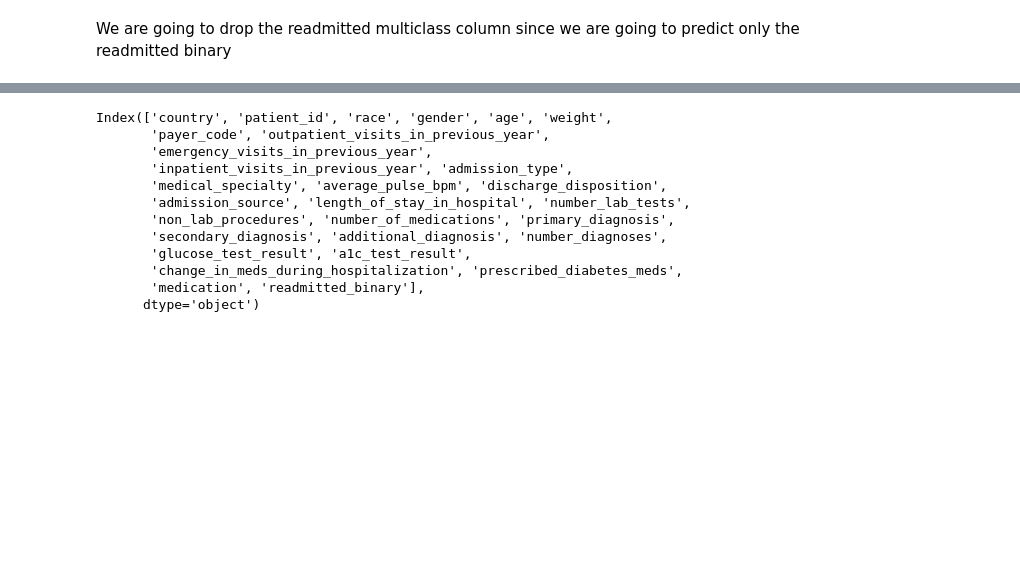
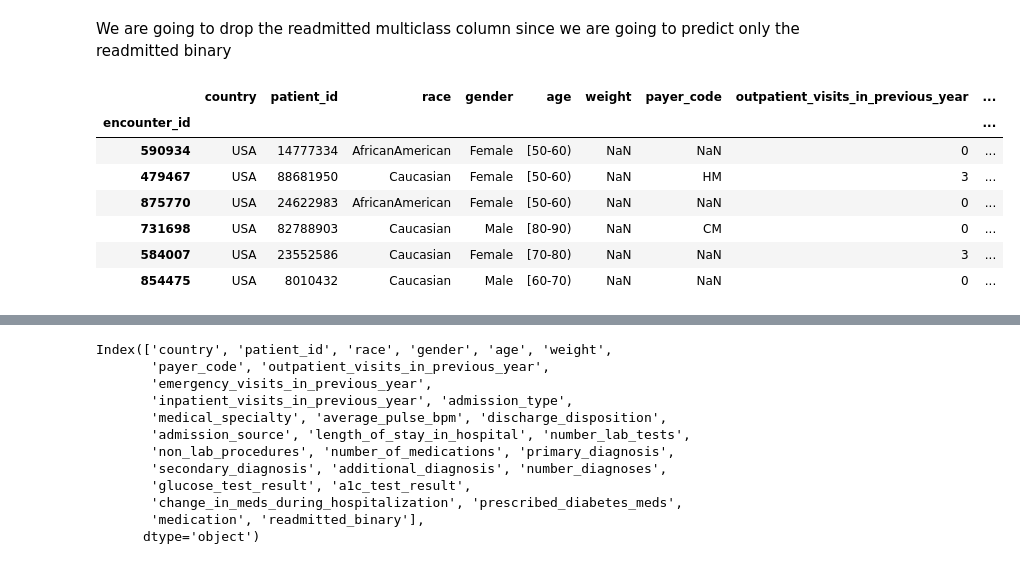
Before and after one commit to Sebastiao199/MLOps, a Jupyter notebook: mlops-full-project/notebooks/Cleaning_Preprocessing.ipynb, the cells around one changed output, grey strips where cells are left out. Drawn from its saved outputs; the diff is of its cells as text; code cells hidden in the pictures; blank space fills up the shorter version.

```diff
--- a/mlops-full-project/notebooks/Cleaning_Preprocessing.ipynb
+++ b/mlops-full-project/notebooks/Cleaning_Preprocessing.ipynb
@@ -35,2 +34,15 @@ hospital_df.head()
 # %% [markdown]
 We are going to drop the readmitted multiclass column since we are going to predict only the readmitted binary
+# %%
+# sow row 2010 until row 2020 in dataframe hospital_df
+pd.set_option('display.max_columns', None)
+hospital_df.iloc[4085:4091]
+# %% [output]
+|  | country | patient_id | race | gender | age | weight | payer_code | outpatient_visits_in_previous_year | ... |
+| encounter_id |  |  |  |  |  |  |  |  | ... |
+| 590934 | USA | 14777334 | AfricanAmerican | Female | [50-60) | NaN | NaN | 0 | ... |
+| 479467 | USA | 88681950 | Caucasian | Female | [50-60) | NaN | HM | 3 | ... |
+| 875770 | USA | 24622983 | AfricanAmerican | Female | [50-60) | NaN | NaN | 0 | ... |
+| 731698 | USA | 82788903 | Caucasian | Male | [80-90) | NaN | CM | 0 | ... |
+| 584007 | USA | 23552586 | Caucasian | Female | [70-80) | NaN | NaN | 3 | ... |
+| 854475 | USA | 8010432 | Caucasian | Male | [60-70) | NaN | NaN | 0 | ... |
```
Also changed, not shown: parts of 8 cells of this notebook, 7 other files.
